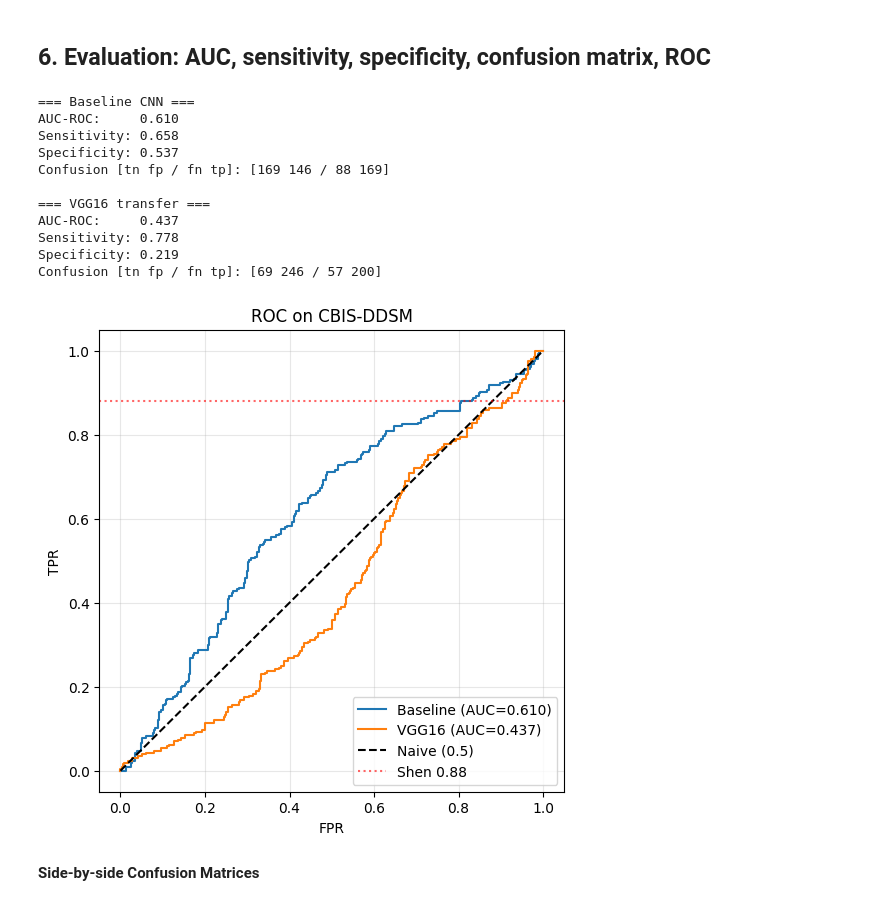
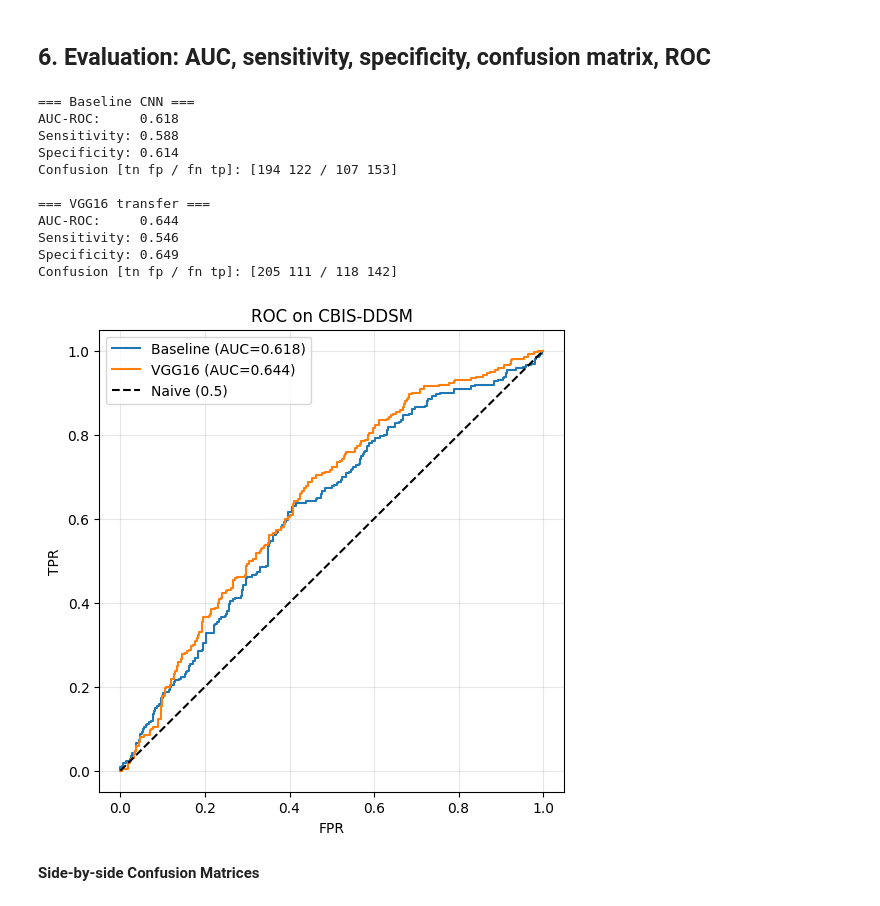
Before and after one commit to azeltkr/breast-cancer-cbis-ddsm, a Jupyter notebook: CM3070_prototype_cbis_ddsm.ipynb, the cells around one changed output. Saved outputs shown, nothing was run; the diff lists cells and outputs as text; code cells hidden in the pictures.

```diff
--- a/CM3070_prototype_cbis_ddsm.ipynb
+++ b/CM3070_prototype_cbis_ddsm.ipynb
@@ -130,12 +135,12 @@ merged = full.merge(desc[['join_key', 'label']].drop_duplicates('join_key'),
                     on='join_key', how='inner')
 merged = merged[merged['real_path'].apply(os.path.exists)]
 
-pairs = list(zip(merged['real_path'], merged['label']))
-print("\nTotal (path, label) pairs assembled:", len(pairs))
-if pairs:
-    import collections
-    print("Label distribution:", collections.Counter(p[1] for p in pairs))
-    print("Example path:", pairs[0][0])
+# pull the patient ID out of the join key (P_00016_LEFT_CC -> P_00016)
+merged['patient'] = merged['join_key'].str.extract(r'(P_\d+)')
+
+pairs = list(zip(merged['real_path'], merged['label'], merged['patient']))
+print("\nTotal (path, label, patient) triples:", len(pairs))
+print("Unique patients:", merged['patient'].nunique())
 # %% [output]
 Description rows: 3568
 Label counts:
@@ -305,7 +315,6 @@ base = tf.keras.applications.VGG16(include_top=False, weights='imagenet',
 base.trainable = False
 vgg = tf.keras.Sequential([
     tf.keras.layers.Input((IMG_SIZE, IMG_SIZE, 3)),
-    tf.keras.layers.Lambda(tf.keras.applications.vgg16.preprocess_input),
     base,
     tf.keras.layers.GlobalAveragePooling2D(),
     tf.keras.layers.Dense(64, activation='relu'),
@@ -340,43 +347,42 @@ Epoch 8/8
 # %%
 from sklearn.metrics import roc_auc_score, confusion_matrix, roc_curve
 
 def evaluate(model, name):
     y_prob = model.predict(ds_test, verbose=0).ravel()
     auc = roc_auc_score(y_test, y_prob)
     y_pred = (y_prob >= 0.5).astype(int)
     tn, fp, fn, tp = confusion_matrix(y_test, y_pred).ravel()
     sens = tp/(tp+fn) if (tp+fn) else 0
     spec = tn/(tn+fp) if (tn+fp) else 0
     print(f'\n=== {name} ===')
     print(f'AUC-ROC:     {auc:.3f}')
     print(f'Sensitivity: {sens:.3f}')
     print(f'Specificity: {spec:.3f}')
     print(f'Confusion [tn fp / fn tp]: [{tn} {fp} / {fn} {tp}]')
     return auc, y_prob
 
 auc_b, prob_b = evaluate(baseline, 'Baseline CNN')
 auc_v, prob_v = evaluate(vgg, 'VGG16 transfer')
 
 plt.figure(figsize=(6,6))
 for name, prob, auc in [('Baseline', prob_b, auc_b), ('VGG16', prob_v, auc_v)]:
     fpr, tpr, _ = roc_curve(y_test, prob)
     plt.plot(fpr, tpr, label=f'{name} (AUC={auc:.3f})')
 plt.plot([0,1],[0,1],'k--',label='Naive (0.5)')
-plt.axhline(0.88, color='r', ls=':', alpha=0.6, label='Shen 0.88')
 plt.xlabel('FPR'); plt.ylabel('TPR'); plt.legend(); plt.title('ROC on CBIS-DDSM'); plt.grid(alpha=0.3); plt.show()
 # %% [output]
 === Baseline CNN ===
-AUC-ROC:     0.610
-Sensitivity: 0.658
-Specificity: 0.537
-Confusion [tn fp / fn tp]: [169 146 / 88 169]
+AUC-ROC:     0.618
+Sensitivity: 0.588
+Specificity: 0.614
+Confusion [tn fp / fn tp]: [194 122 / 107 153]
 
 === VGG16 transfer ===
-AUC-ROC:     0.437
-Sensitivity: 0.778
-Specificity: 0.219
-Confusion [tn fp / fn tp]: [69 246 / 57 200]
+AUC-ROC:     0.644
+Sensitivity: 0.546
+Specificity: 0.649
+Confusion [tn fp / fn tp]: [205 111 / 118 142]
-[figure, old version]
+[figure, new version]
 # %% [markdown]
 **Side-by-side Confusion Matrices**
 # %%
```
Also changed, not shown: parts of 13 cells of this notebook.
